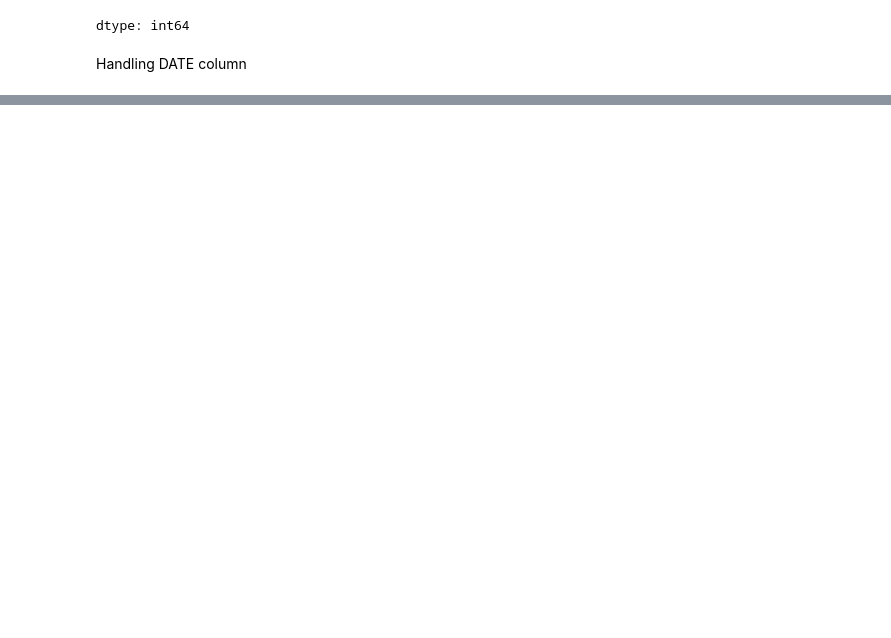
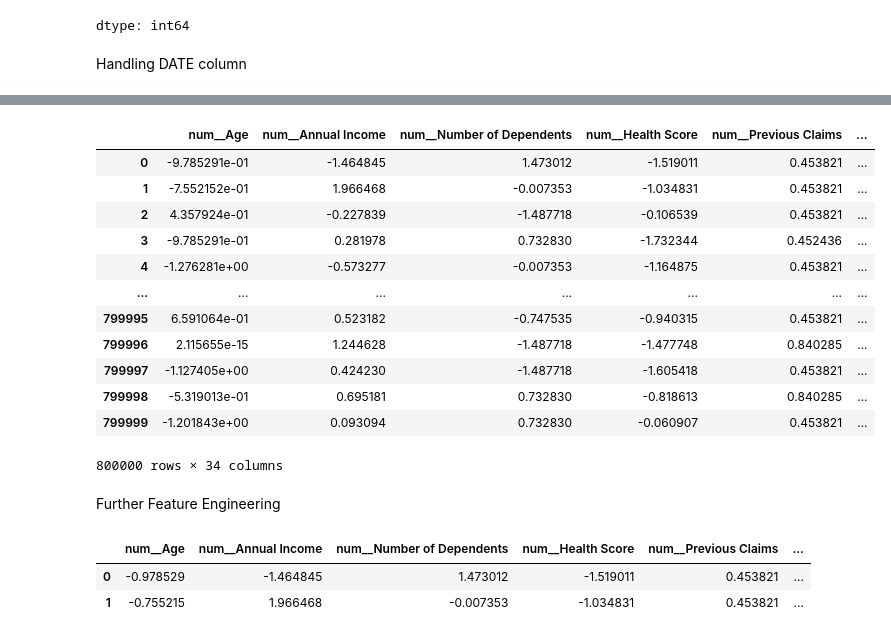
Before and after one commit to Lekxmentt/DS_projects-, a Jupyter notebook: Kaggle-Insurance/insurance_competition.ipynb, the cells around one changed output, grey strips where cells are left out. Cells and saved outputs as stored; diff of their text form; code cells hidden in the pictures; blank space fills up the shorter version.

```diff
--- a/Kaggle-Insurance/insurance_competition.ipynb
+++ b/Kaggle-Insurance/insurance_competition.ipynb
@@ -686,16 +454,0 @@ df["Age_encoded"] = age_encoder.fit_transform(df[["Age_Bin"]])
-# %%
-df.drop(columns={"Age"} , inplace=True)
-# %%
-# bin edges and labels for 'Vehicle Age'
-bin_edges = [0, 5, 10, 15, 20, 25]
-labels = ["0-5 years", "6-10 years", "11-15 years", "16-20 years", "21+ years"]
-
-df["Vehicle_Age_Bin"] = pd.cut(df["Vehicle Age"], bins=bin_edges, labels=labels, right=False)
-
-# Ordinal encoding of the vehicle age bins
-age_encoder = OrdinalEncoder(categories=[labels])
-df["Vehicle_Age_encoded"] = age_encoder.fit_transform(df[["Vehicle_Age_Bin"]])
-# %%
-df.drop(columns={"Vehicle Age"} , inplace=True)
-# %%
-df.drop(columns={"Age_Bin" , "Vehicle_Age_Bin"} , inplace=True)
@@ -794,0 +455,38 @@ LightGBM           766003.408417  675.528631 -0.002098
+# %%
+def date(df):
+
+  for col in df.columns:
+    df["Year"] = df["Policy Start Date"].dt.year
+    df["Month"] = df["Policy Start Date"].dt.month
+    df["Day"] = df["Policy Start Date"].dt.day
+
+    min_year = df["Year"].min()
+    max_year = df["Year"].max()
+    df['Year_sin'] = np.sin(2 * np.pi * (df['Year'] - min_year) / (max_year - min_year))
+    df['Year_cos'] = np.cos(2 * np.pi * (df['Year'] - min_year) / (max_year - min_year))
+    df['Month_sin'] = np.sin(2 * np.pi * df['Month'] / 12)
+    df['Month_cos'] = np.cos(2 * np.pi * df['Month'] / 12)
+    df['Day_sin'] = np.sin(2 * np.pi * df['Day'] / 31)
+    df['Day_cos'] = np.cos(2 * np.pi * df['Day'] / 31)
+    df['Group']=(df['Year']-2020)*48+df['Month']*4+df['Day']//7
+
+    df.drop('Policy Start Date', axis=1, inplace=True)
+
+    return df
+
+date(df_train_processed)
+date(df_test_processed)
+# %% [output]
+|  | num__Age | num__Annual Income | num__Number of Dependents | num__Health Score | num__Previous Claims | ... |
+| 0 | -9.785291e-01 | -1.464845 | 1.473012 | -1.519011 | 0.453821 | ... |
+| 1 | -7.552152e-01 | 1.966468 | -0.007353 | -1.034831 | 0.453821 | ... |
+| 2 | 4.357924e-01 | -0.227839 | -1.487718 | -0.106539 | 0.453821 | ... |
+| 3 | -9.785291e-01 | 0.281978 | 0.732830 | -1.732344 | 0.452436 | ... |
+| 4 | -1.276281e+00 | -0.573277 | -0.007353 | -1.164875 | 0.453821 | ... |
+| ... | ... | ... | ... | ... | ... | ... |
+| 799995 | 6.591064e-01 | 0.523182 | -0.747535 | -0.940315 | 0.453821 | ... |
+| 799996 | 2.115655e-15 | 1.244628 | -1.487718 | -1.477748 | 0.840285 | ... |
+| 799997 | -1.127405e+00 | 0.424230 | -1.487718 | -1.605418 | 0.453821 | ... |
+| 799998 | -5.319013e-01 | 0.695181 | 0.732830 | -0.818613 | 0.840285 | ... |
+| 799999 | -1.201843e+00 | 0.093094 | 0.732830 | -0.060907 | 0.453821 | ... |
+800000 rows × 34 columns
@@ -794,0 +496,25 @@ LightGBM           766003.408417  675.528631 -0.002098
+# %% [markdown]
+Further Feature Engineering
+# %%
+# def age_bin(df):
+#     bins = [17, 25, 35, 45, 55, 65]
+#     labels = ["18-24", "25-34", "35-44", "45-54", "55-64"]
+
+#     df["Age_bin"] = pd.cut(df["Age"], bins=bins, labels=labels)
+
+#     age_encoder = OrdinalEncoder(categories=[labels])
+#     df["Age_encoded"] = age_encoder.fit_transform(df[["Age_bin"]])
+
+def Age_Income_Interaction(df):
+    df["Age_Income_Interaction"] = df["num__Age"] * df["num__Annual Income"]
+
+# Apply the functions
+# age_bin(df_train)
+Age_Income_Interaction(df_train_processed)
+Age_Income_Interaction(df_test_processed)
+
+df_test_processed.head(2)
+# %% [output]
+|  | num__Age | num__Annual Income | num__Number of Dependents | num__Health Score | num__Previous Claims | ... |
+| 0 | -0.978529 | -1.464845 | 1.473012 | -1.519011 | 0.453821 | ... |
+| 1 | -0.755215 | 1.966468 | -0.007353 | -1.034831 | 0.453821 | ... |
```
Also changed, not shown: parts of 67 cells of this notebook.
